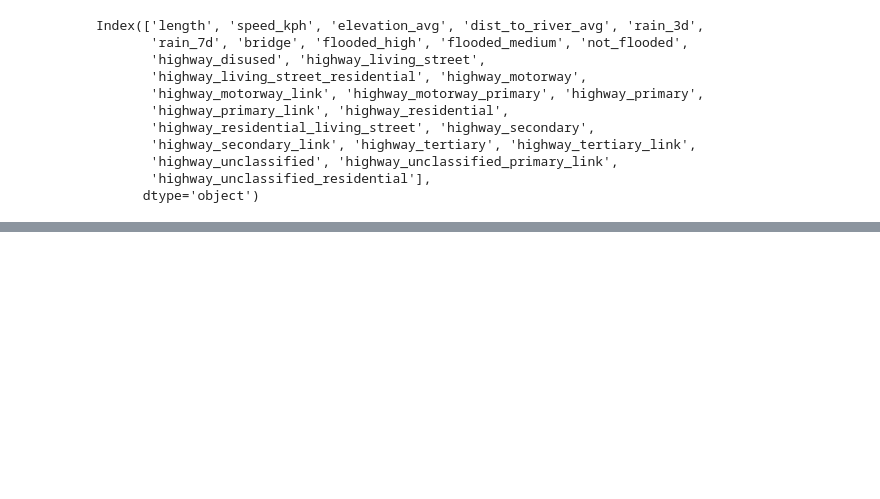
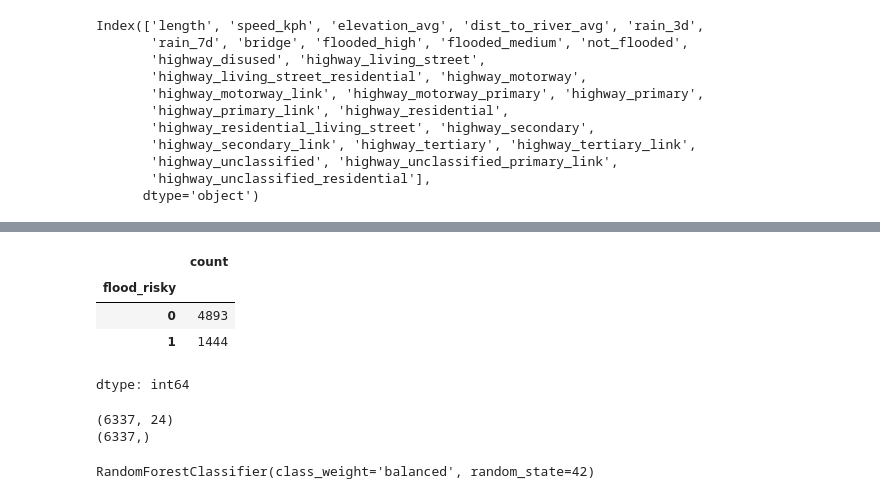
Before and after one commit to monochandan/Predictive-robustness-of-Accessibility-RoA-, a Jupyter notebook: notebooks/data_prep_model_train.ipynb, the cells around one changed output, grey strips where cells are left out. Drawn from its saved outputs; the diff is of its cells as text; code cells hidden in the pictures; blank space fills up the shorter version.

```diff
--- a/notebooks/data_prep_model_train.ipynb
+++ b/notebooks/data_prep_model_train.ipynb
@@ -1140,3 +1140,6 @@ edges = pd.read_csv("/content/drive/MyDrive/RCS v2.0/final_edges_data_for_traini
+# %%
+nodes = pd.read_csv("/content/drive/MyDrive/RCS v2.0/final_nodes.csv")
+edges = pd.read_csv("/content/drive/MyDrive/RCS v2.0/training_data.csv")
 # %%
 edges[edges[['width', 'junction', 'access', 'tunnel', 'lanes']].notna().any(axis=1)][['width', 'junction', 'access', 'tunnel', 'lanes']].head()
 # %% [output]
@@ -1370,0 +1625,10 @@ Index(['length', 'speed_kph', 'elevation_avg', 'dist_to_river_avg', 'rain_3d',
+# %%
+edges["flood_risky"] = ((edges["flooded_high"] == 1) | (edges["flooded_medium"] == 1)).astype(int)
+# %%
+edges["flood_risky"].value_counts()
+# %% [output]
+|  | count |
+| flood_risky |  |
+| 0 | 4893 |
+| 1 | 1444 |
+dtype: int64
@@ -1370,0 +1649,6 @@ Index(['length', 'speed_kph', 'elevation_avg', 'dist_to_river_avg', 'rain_3d',
+# %%
+print(X.shape)
+print(y.shape)
+# %% [output]
+(6337, 24)
+(6337,)
@@ -1370,0 +1663,5 @@ Index(['length', 'speed_kph', 'elevation_avg', 'dist_to_river_avg', 'rain_3d',
+# %%
+rf = RandomForestClassifier(class_weight="balanced", random_state=42)
+rf.fit(X_train, y_train)
+# %% [output]
+RandomForestClassifier(class_weight='balanced', random_state=42)
```
Also changed, not shown: parts of 39 cells of this notebook, 3 other files.
